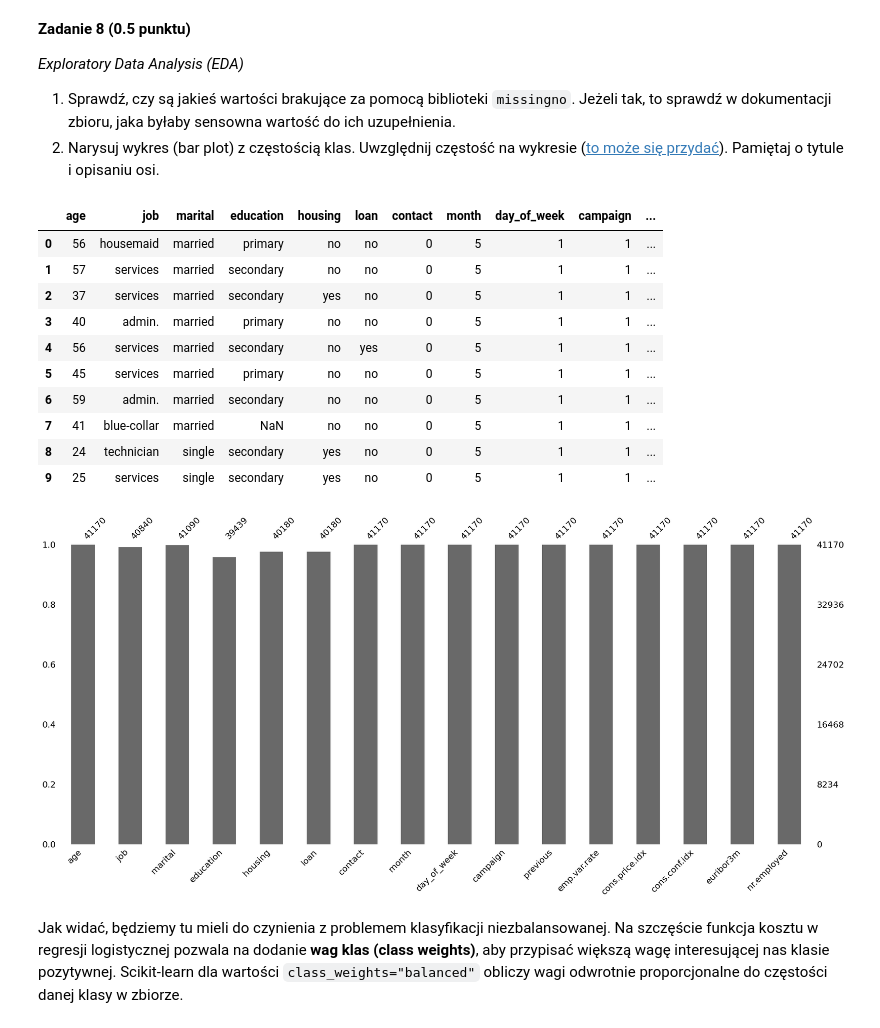
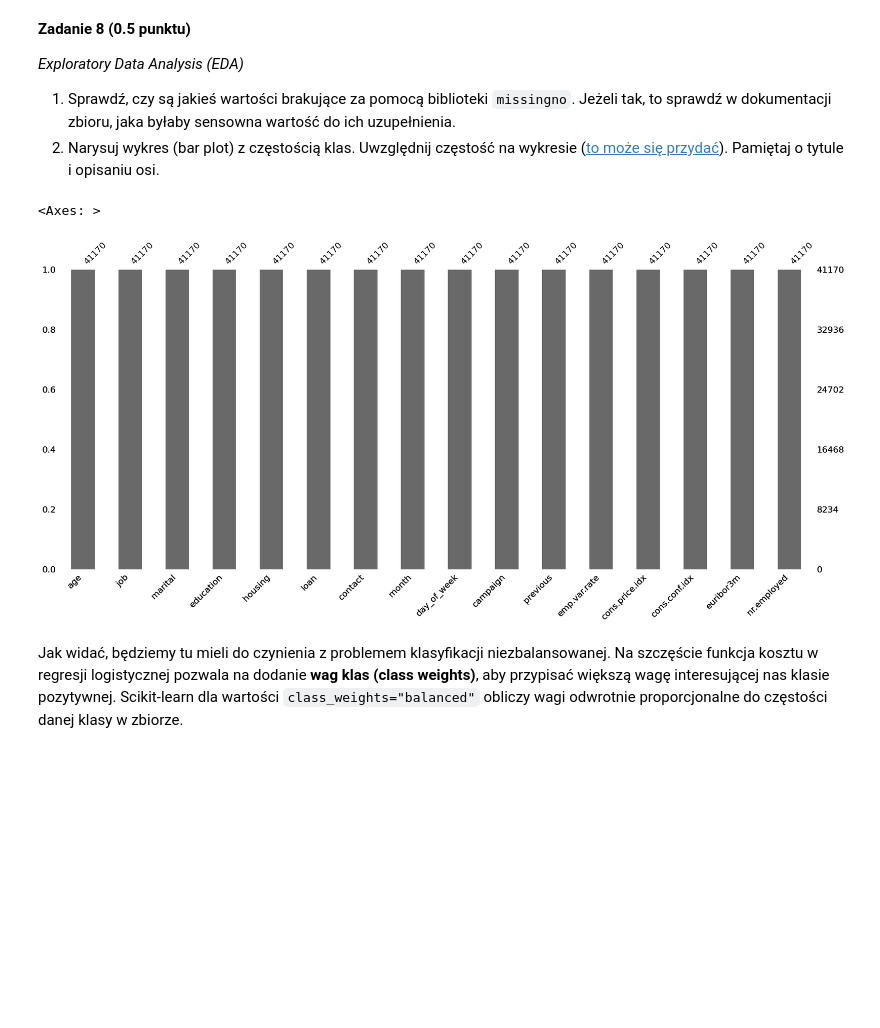
Before and after one commit to kpiotr6/PSI, a Jupyter notebook: lab1/lab_1.ipynb, the cells around one changed output. Saved outputs shown, nothing was run; the diff lists cells and outputs as text; code cells hidden in the pictures; blank space fills up the shorter version.

```diff
--- a/lab1/lab_1.ipynb
+++ b/lab1/lab_1.ipynb
@@ -1077,21 +1077,16 @@ y = df.pop("y")
 # %%
 # plot missing values
 # your_code
 df = df.replace("unknown",pd.NA)
 msno.bar(df)
+replace_na(df,"job","unemployed")
+replace_na(df,"marital","single")
+replace_na(df,"education","basic.9y")
+replace_na(df,"housing","no")
+replace_na(df,"loan","no")
 # %% [output]
-|  | age | job | marital | education | housing | loan | contact | month | day_of_week | campaign | ... |
-| 0 | 56 | housemaid | married | primary | no | no | 0 | 5 | 1 | 1 | ... |
-| 1 | 57 | services | married | secondary | no | no | 0 | 5 | 1 | 1 | ... |
-| 2 | 37 | services | married | secondary | yes | no | 0 | 5 | 1 | 1 | ... |
-| 3 | 40 | admin. | married | primary | no | no | 0 | 5 | 1 | 1 | ... |
-| 4 | 56 | services | married | secondary | no | yes | 0 | 5 | 1 | 1 | ... |
-| 5 | 45 | services | married | primary | no | no | 0 | 5 | 1 | 1 | ... |
-| 6 | 59 | admin. | married | secondary | no | no | 0 | 5 | 1 | 1 | ... |
-| 7 | 41 | blue-collar | married | NaN | no | no | 0 | 5 | 1 | 1 | ... |
-| 8 | 24 | technician | single | secondary | yes | no | 0 | 5 | 1 | 1 | ... |
-| 9 | 25 | services | single | secondary | yes | no | 0 | 5 | 1 | 1 | ... |
+<Axes: >
-[figure, old version]
+[figure, new version]
 # %%
 # plot class frequencies
 # your_code
```
Also changed, not shown: parts of 1 cell of this notebook.
